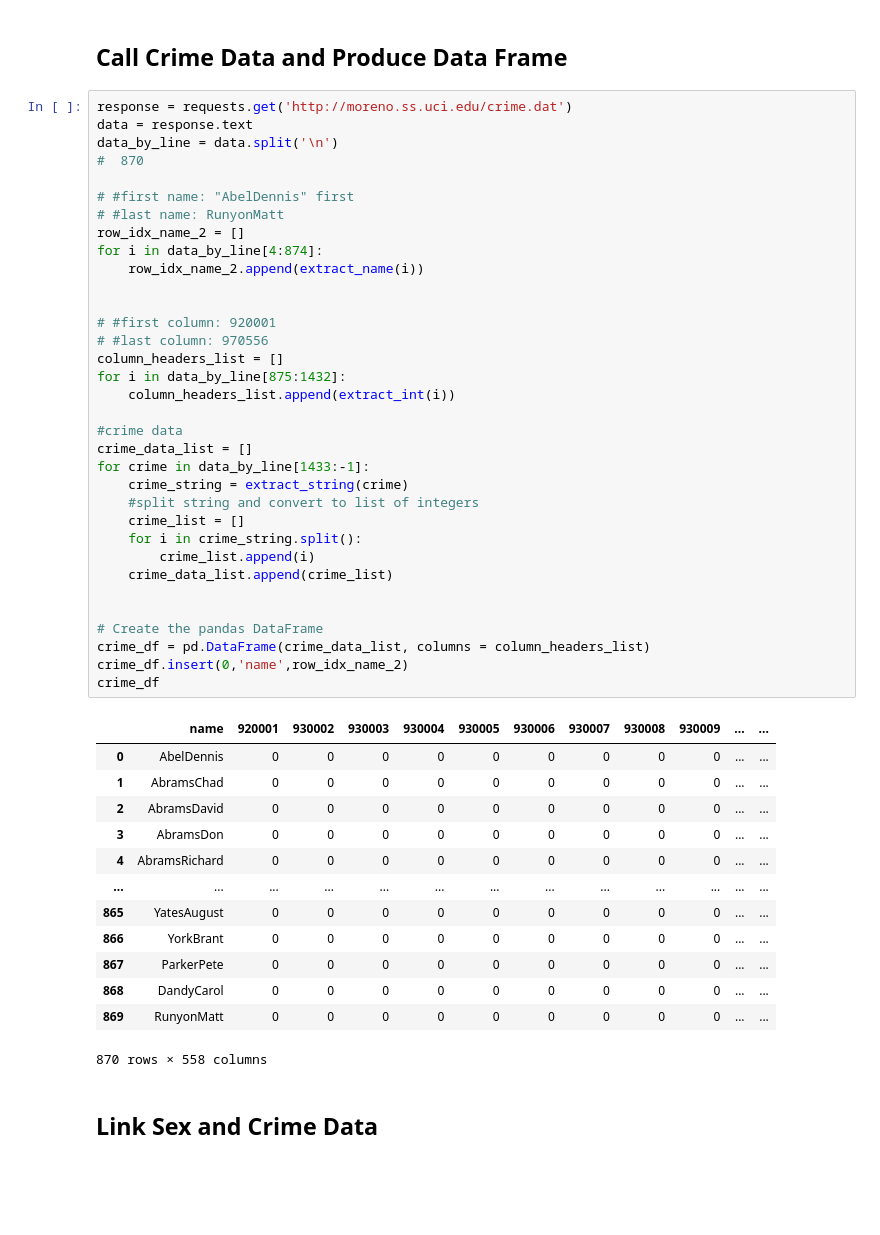
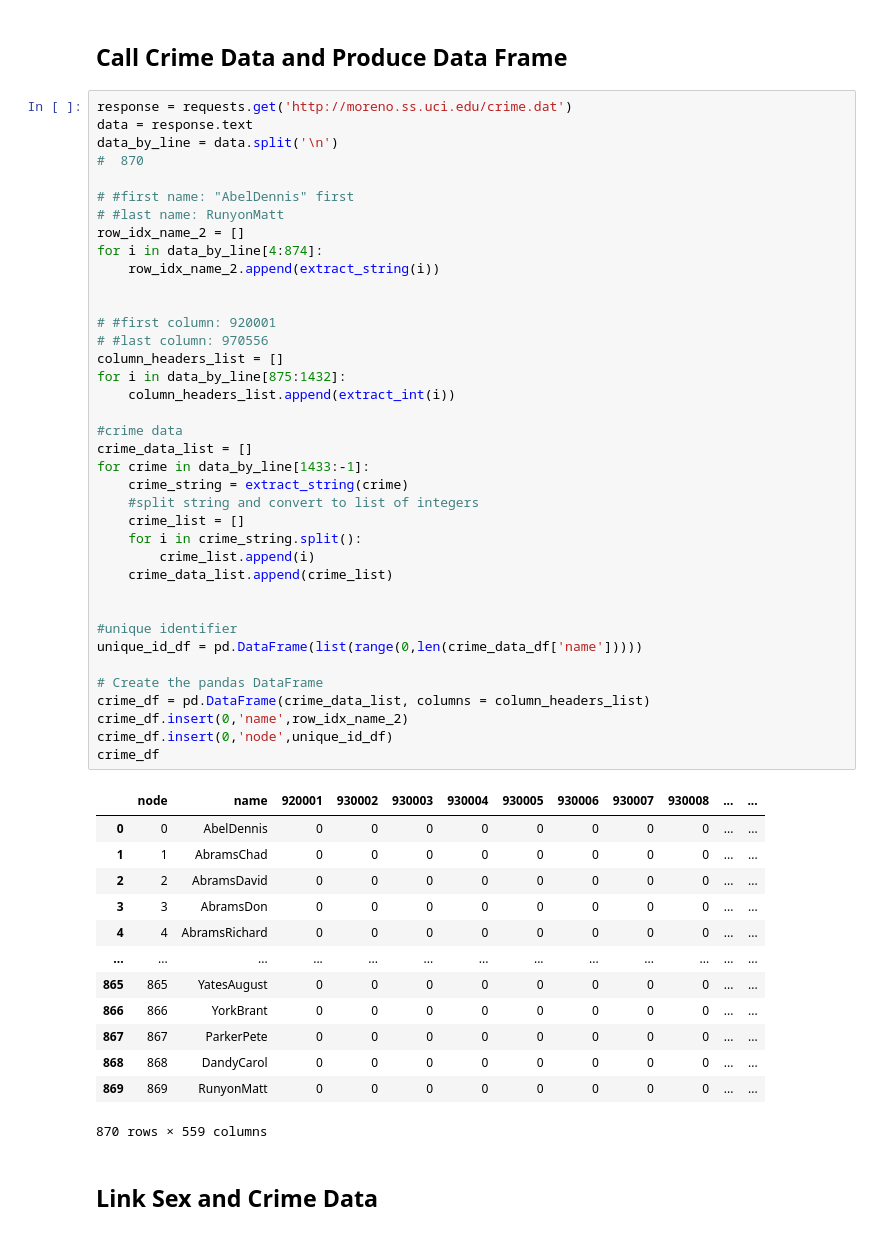
Before and after one commit to WillieDavonSmalls/KJW_CUNY_DATA_620, a Jupyter notebook: KJW_Project2_DS620/data/project2_data_wrangling.ipynb, the cells around one changed output. Drawn from its saved outputs; the diff is of its cells as text; blank space fills up the shorter version.

Commit message:
bipart data uploaded

```diff
--- a/KJW_Project2_DS620/data/project2_data_wrangling.ipynb
+++ b/KJW_Project2_DS620/data/project2_data_wrangling.ipynb
@@ -90,47 +90,51 @@ data_by_line = data.split('\n')
 #  870
 
 # #first name: "AbelDennis" first
 # #last name: RunyonMatt
 row_idx_name_2 = []
 for i in data_by_line[4:874]:
-    row_idx_name_2.append(extract_name(i))
+    row_idx_name_2.append(extract_string(i))
 
 
 # #first column: 920001
 # #last column: 970556
 column_headers_list = []
 for i in data_by_line[875:1432]:
     column_headers_list.append(extract_int(i))
 
 #crime data
 crime_data_list = []
 for crime in data_by_line[1433:-1]:
     crime_string = extract_string(crime)
     #split string and convert to list of integers
     crime_list = []
     for i in crime_string.split():
         crime_list.append(i)
     crime_data_list.append(crime_list)
 
 
+#unique identifier
+unique_id_df = pd.DataFrame(list(range(0,len(crime_data_df['name']))))
+
 # Create the pandas DataFrame
 crime_df = pd.DataFrame(crime_data_list, columns = column_headers_list)
 crime_df.insert(0,'name',row_idx_name_2)
+crime_df.insert(0,'node',unique_id_df)
 crime_df
 # %% [output]
-|  | name | 920001 | 930002 | 930003 | 930004 | 930005 | 930006 | 930007 | 930008 | 930009 | ... | ... |
-| 0 | AbelDennis | 0 | 0 | 0 | 0 | 0 | 0 | 0 | 0 | 0 | ... | ... |
-| 1 | AbramsChad | 0 | 0 | 0 | 0 | 0 | 0 | 0 | 0 | 0 | ... | ... |
-| 2 | AbramsDavid | 0 | 0 | 0 | 0 | 0 | 0 | 0 | 0 | 0 | ... | ... |
-| 3 | AbramsDon | 0 | 0 | 0 | 0 | 0 | 0 | 0 | 0 | 0 | ... | ... |
-| 4 | AbramsRichard | 0 | 0 | 0 | 0 | 0 | 0 | 0 | 0 | 0 | ... | ... |
+|  | node | name | 920001 | 930002 | 930003 | 930004 | 930005 | 930006 | 930007 | 930008 | ... | ... |
+| 0 | 0 | AbelDennis | 0 | 0 | 0 | 0 | 0 | 0 | 0 | 0 | ... | ... |
+| 1 | 1 | AbramsChad | 0 | 0 | 0 | 0 | 0 | 0 | 0 | 0 | ... | ... |
+| 2 | 2 | AbramsDavid | 0 | 0 | 0 | 0 | 0 | 0 | 0 | 0 | ... | ... |
+| 3 | 3 | AbramsDon | 0 | 0 | 0 | 0 | 0 | 0 | 0 | 0 | ... | ... |
+| 4 | 4 | AbramsRichard | 0 | 0 | 0 | 0 | 0 | 0 | 0 | 0 | ... | ... |
 | ... | ... | ... | ... | ... | ... | ... | ... | ... | ... | ... | ... | ... |
-| 865 | YatesAugust | 0 | 0 | 0 | 0 | 0 | 0 | 0 | 0 | 0 | ... | ... |
-| 866 | YorkBrant | 0 | 0 | 0 | 0 | 0 | 0 | 0 | 0 | 0 | ... | ... |
-| 867 | ParkerPete | 0 | 0 | 0 | 0 | 0 | 0 | 0 | 0 | 0 | ... | ... |
-| 868 | DandyCarol | 0 | 0 | 0 | 0 | 0 | 0 | 0 | 0 | 0 | ... | ... |
-| 869 | RunyonMatt | 0 | 0 | 0 | 0 | 0 | 0 | 0 | 0 | 0 | ... | ... |
+| 865 | 865 | YatesAugust | 0 | 0 | 0 | 0 | 0 | 0 | 0 | 0 | ... | ... |
+| 866 | 866 | YorkBrant | 0 | 0 | 0 | 0 | 0 | 0 | 0 | 0 | ... | ... |
+| 867 | 867 | ParkerPete | 0 | 0 | 0 | 0 | 0 | 0 | 0 | 0 | ... | ... |
+| 868 | 868 | DandyCarol | 0 | 0 | 0 | 0 | 0 | 0 | 0 | 0 | ... | ... |
+| 869 | 869 | RunyonMatt | 0 | 0 | 0 | 0 | 0 | 0 | 0 | 0 | ... | ... |
-870 rows × 558 columns
+870 rows × 559 columns
 # %% [markdown]
 ## Link Sex and Crime Data
 # %%
```
Also changed, not shown: parts of 5 cells of this notebook, 2 other files.
